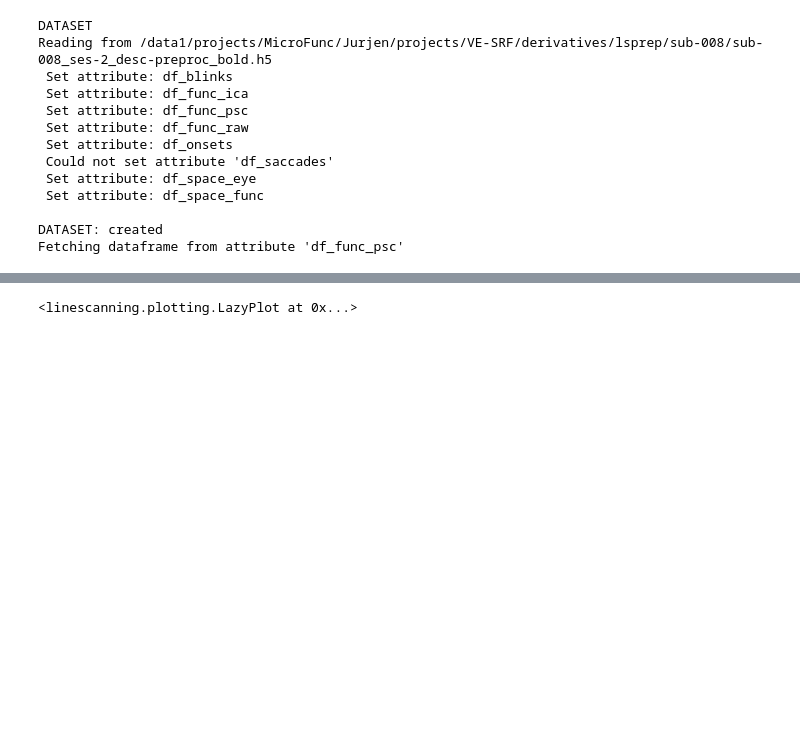
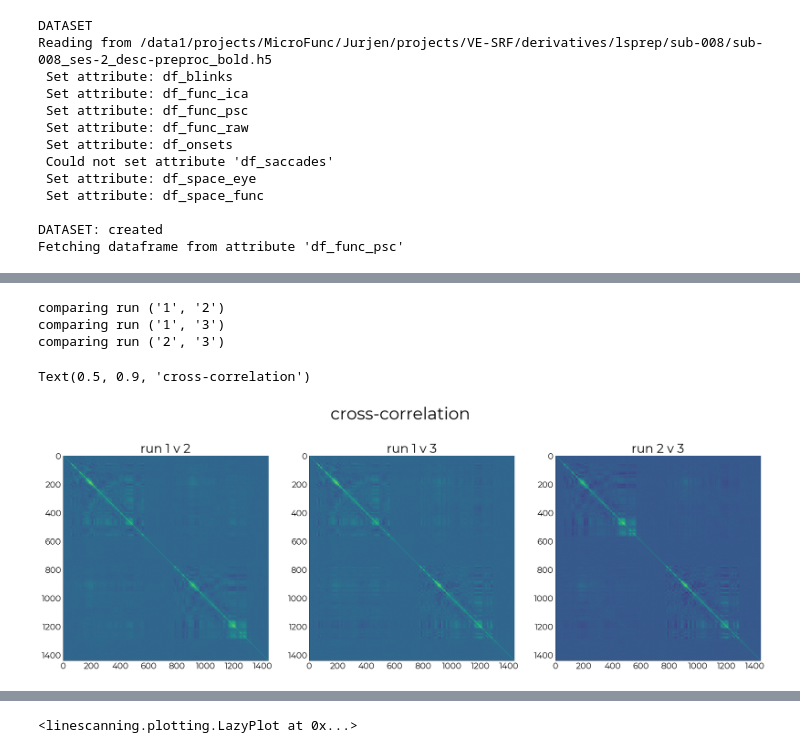
Before and after one commit to spinoza-centre/holeresponse, a Jupyter notebook: notebooks/srf_pilot.ipynb, the cells around one changed output, grey strips where cells are left out. Saved outputs shown, nothing was run; the diff lists cells and outputs as text; code cells hidden in the pictures; blank space fills up the shorter version.

```diff
--- a/notebooks/srf_pilot.ipynb
+++ b/notebooks/srf_pilot.ipynb
@@ -46,3 +50,9 @@ Reading from /data1/projects/MicroFunc/Jurjen/projects/VE-SRF/derivatives/lsprep
 
 DATASET: created
 Fetching dataframe from attribute 'df_func_psc'
+# %%
+run_ids = obj_.get_runs(df_func)
+ribbon = (357,366)
+# df_rib = utils.select_from_df(df_func, expression="ribbon", indices=ribbon)
+srfa = utils.select_from_df(df_func, expression="task = SRFa")
+srfa
@@ -49,3 +74,30 @@ Fetching dataframe from attribute 'df_func_psc'
+# %%
+%matplotlib inline
+fig,axs = plt.subplots(ncols=len(run_ids), figsize=(24,10))
+comb = list(itertools.combinations(run_ids, 2))
+for ix,c in enumerate(comb):
+    print(f"comparing run {c}")
+    arr1 = utils.select_from_df(srfa, expression=f"run = {c[0]}").values.T
+    arr2 = utils.select_from_df(srfa, expression=f"run = {c[1]}").values.T
+
+    # corr = signal.correlate2d(
+    #     arr1,
+    #     arr2,
+    #     boundary='symm',
+    #     mode='same')
+
+    corr = np.corrcoef(arr1,arr2)
+    axs[ix].imshow(corr) #, aspect=1/5)
+    axs[ix].set_title(f"run {c[0]} v {c[1]}")
+    plotting.conform_ax_to_obj(axs[ix], label_size=16, font_size=24)
+
+fig.suptitle("cross-correlation", fontsize=32, y=0.9)
+# %% [output]
+comparing run ('1', '2')
+comparing run ('1', '3')
+comparing run ('2', '3')
+Text(0.5, 0.9, 'cross-correlation')
+[figure, added]
 # %%
 # average across runs within tasks
 df_avg = df_func.groupby(["subject","task","t"]).mean()
```
Also changed, not shown: parts of 18 cells of this notebook.
